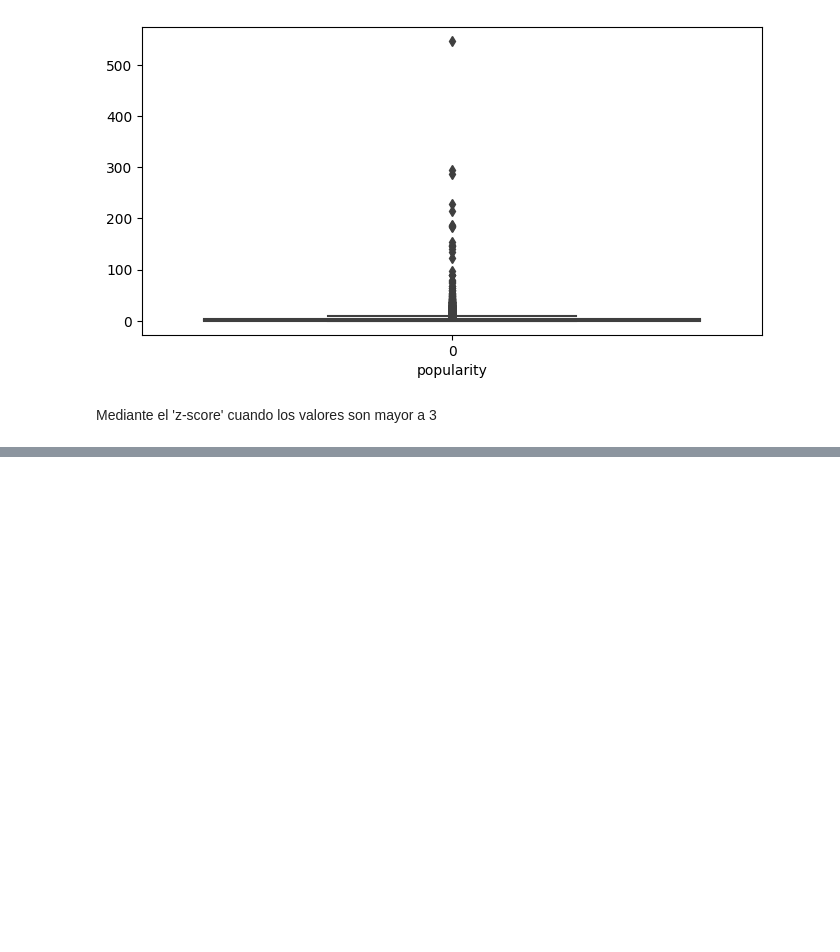
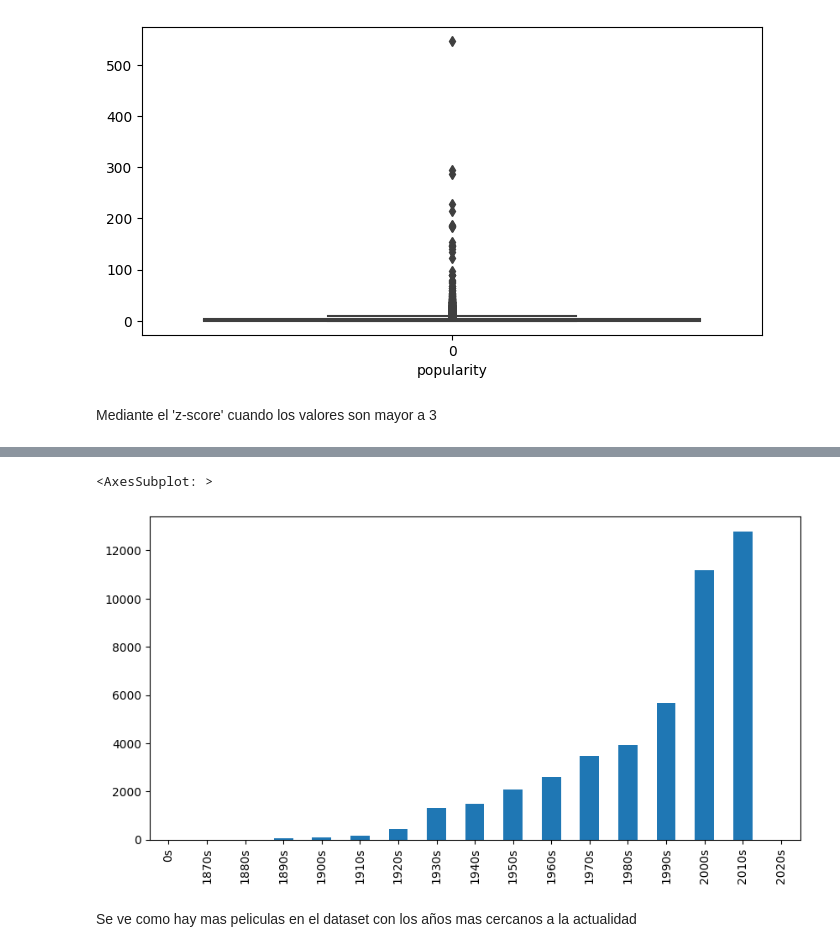
Before and after one commit to uriellmendezz/Movies_Recommendation_API, a Jupyter notebook: notebooks/EDA_process/EDA_movies.ipynb, the cells around one changed output, grey strips where cells are left out. Drawn from its saved outputs; the diff is of its cells as text; code cells hidden in the pictures; blank space fills up the shorter version.

```diff
--- a/notebooks/EDA_process/EDA_movies.ipynb
+++ b/notebooks/EDA_process/EDA_movies.ipynb
@@ -238,0 +419,15 @@ Mediante el 'z-score' cuando los valores son mayor a 3
+# %%
+def get_decade(year):
+    return str((year // 10) * 10) + 's'
+
+movies['release_decade'] = movies.release_year.apply(get_decade)
+# %%
+peliculas_decada = movies.release_decade.value_counts()
+peliculas_decada = peliculas_decada.sort_index()
+plt.figure(figsize=(10,5))
+peliculas_decada.plot(kind='bar')
+# %% [output]
+<AxesSubplot: >
+[figure, added]
+# %% [markdown]
+Se ve como hay mas peliculas en el dataset con los años mas cercanos a la actualidad
```
Also changed, not shown: parts of 35 cells of this notebook, 1 other file.
